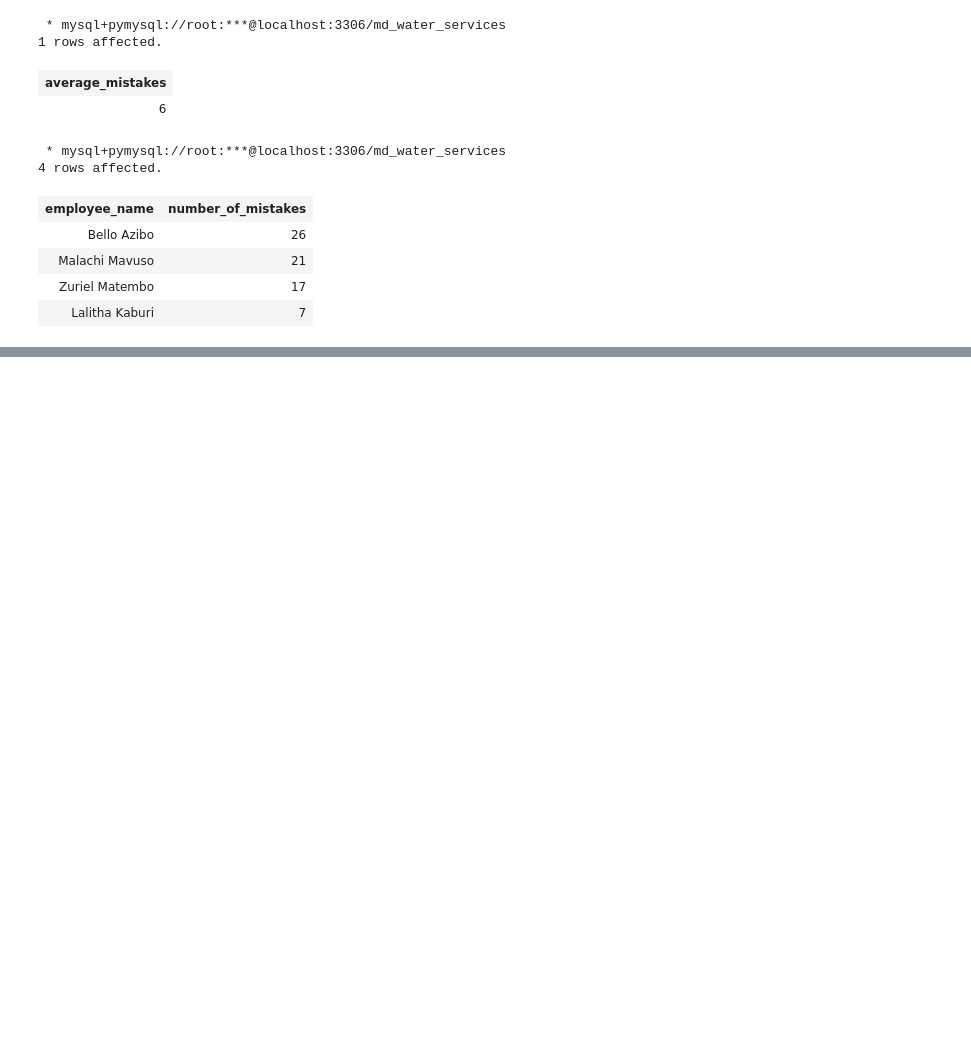
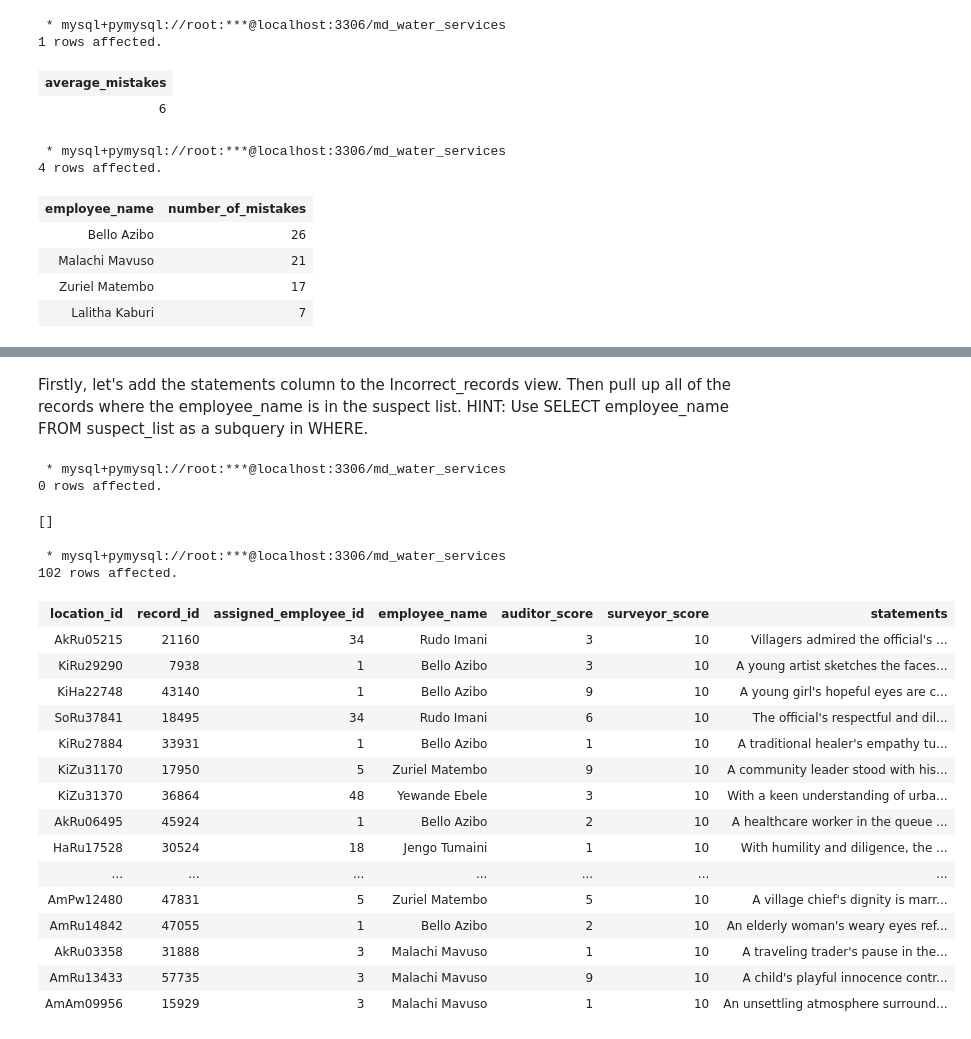
Before and after one commit to Ronald116/ALX_DATA_ANALYTICS, a Jupyter notebook: SQL/Integrated_Project_Pt3/integrated_project_pt3.ipynb, the cells around one changed output, grey strips where cells are left out. Saved outputs shown, nothing was run; the diff lists cells and outputs as text; code cells hidden in the pictures; blank space fills up the shorter version.

```diff
--- a/SQL/Integrated_Project_Pt3/integrated_project_pt3.ipynb
+++ b/SQL/Integrated_Project_Pt3/integrated_project_pt3.ipynb
@@ -590,0 +623,49 @@ WHERE number_of_mistakes > (SELECT ROUND(AVG(number_of_mistakes)) FROM error_cou
+# %% [markdown]
+Firstly, let's add the statements column to the Incorrect_records view. Then pull up all of the records where the employee_name is in the
+suspect list. HINT: Use SELECT employee_name FROM suspect_list as a subquery in WHERE.
+# %%
+%%sql
+-- creating VIEW table
+CREATE OR REPLACE VIEW Incorrect_records AS (
+    SELECT ar.location_id AS location_id,
+        v.record_id,
+        v.assigned_employee_id,
+        e.employee_name,
+        ar.true_water_source_score AS auditor_score,
+        wq.subjective_quality_score AS surveyor_score,
+        ar.statements
+    FROM Auditor_report ar
+    INNER JOIN visits v
+    ON ar.location_id = v.location_id
+    INNER JOIN water_quality wq
+    ON v.record_id = wq.record_id
+    INNER JOIN employee e
+    ON v.assigned_employee_id = e.assigned_employee_id
+    WHERE (ar.true_water_source_score != wq.subjective_quality_score) AND v.visit_count = 1
+);
+# %% [output]
+ * mysql+pymysql://root:***@localhost:3306/md_water_services
+0 rows affected.
+[]
+# %%
+%%sql
+SELECT * FROM Incorrect_records;
+# %% [output]
+ * mysql+pymysql://root:***@localhost:3306/md_water_services
+102 rows affected.
+| location_id | record_id | assigned_employee_id | employee_name | auditor_score | surveyor_score | statements |
+| AkRu05215 | 21160 | 34 | Rudo Imani | 3 | 10 | Villagers admired the official's ... |
+| KiRu29290 | 7938 | 1 | Bello Azibo | 3 | 10 | A young artist sketches the faces... |
+| KiHa22748 | 43140 | 1 | Bello Azibo | 9 | 10 | A young girl's hopeful eyes are c... |
+| SoRu37841 | 18495 | 34 | Rudo Imani | 6 | 10 | The official's respectful and dil... |
+| KiRu27884 | 33931 | 1 | Bello Azibo | 1 | 10 | A traditional healer's empathy tu... |
+| KiZu31170 | 17950 | 5 | Zuriel Matembo | 9 | 10 | A community leader stood with his... |
+| KiZu31370 | 36864 | 48 | Yewande Ebele | 3 | 10 | With a keen understanding of urba... |
+| AkRu06495 | 45924 | 1 | Bello Azibo | 2 | 10 | A healthcare worker in the queue ... |
+| HaRu17528 | 30524 | 18 | Jengo Tumaini | 1 | 10 | With humility and diligence, the ... |
+| ... | ... | ... | ... | ... | ... | ... |
+| AmPw12480 | 47831 | 5 | Zuriel Matembo | 5 | 10 | A village chief's dignity is marr... |
+| AmRu14842 | 47055 | 1 | Bello Azibo | 2 | 10 | An elderly woman's weary eyes ref... |
+| AkRu03358 | 31888 | 3 | Malachi Mavuso | 1 | 10 | A traveling trader's pause in the... |
+| AmRu13433 | 57735 | 3 | Malachi Mavuso | 9 | 10 | A child's playful innocence contr... |
+| AmAm09956 | 15929 | 3 | Malachi Mavuso | 1 | 10 | An unsettling atmosphere surround... |
```
Also changed, not shown: parts of 3 cells of this notebook.
